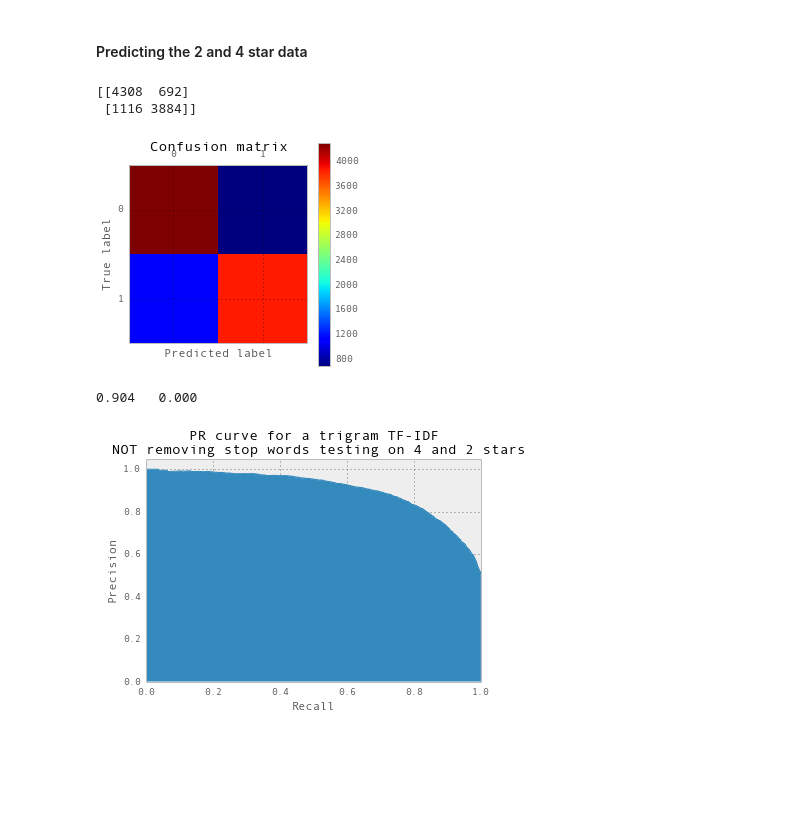
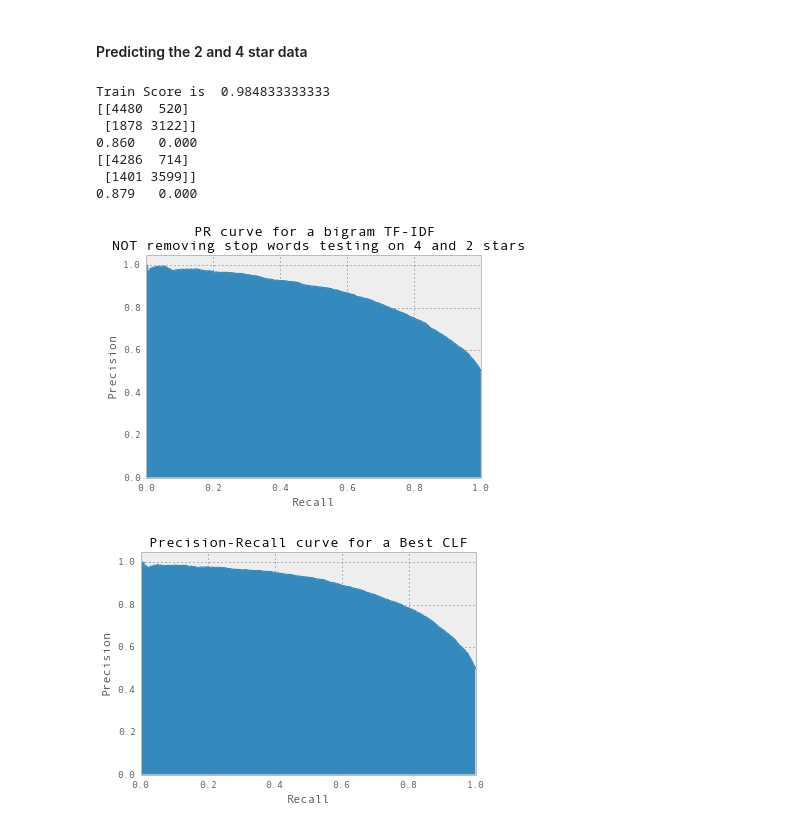
Before and after one commit to gitpaulsmith/Reviews, a Jupyter notebook: Scikit_NB.ipynb, the cells around one changed output. Saved outputs shown, nothing was run; the diff lists cells and outputs as text; code cells hidden in the pictures; blank space fills up the shorter version.

Commit message:
Added the best classifier from GridSearchCV. Prediction dramatically imporved.

```diff
--- a/Scikit_NB.ipynb
+++ b/Scikit_NB.ipynb
@@ -64,21 +72,14 @@ def just_predict(clf,X_test,Y_test):
     cm=confusion_matrix(Y_test,y_pred)
     print cm
 
-    pl.matshow(cm)
-    pl.title('Confusion matrix')
-    pl.colorbar()
-    pl.ylabel('True label')
-    pl.xlabel('Predicted label')
-    pl.show()
-
     summary = (np.mean(pr_scores), np.std(pr_scores))
     print "%.3f\t%.3f"%summary
-    return recall,precision
+    return recall,precision,cm
 # %% [markdown]
 #### Function to draw the Precision-Recall plot
 # %%
-def makePR_Plot(x,y,title):
-    pl.figure
+def makePR_Plot(x,y,title,n):
+    pl.figure(n)
     pl.plot(x, y)
     pl.xlabel('Recall')
     pl.ylabel('Precision')
@@ -87,6 +88,15 @@ def makePR_Plot(x,y,title):
     pl.title(title)
     pl.fill_between(x,0,y)
     pl.savefig(title)
+
+def makeConfusion_Matrix_Plot(cm,title,n):
+    pl.figure(n)
+    pl.matshow(cm)
+    pl.title(title)
+    pl.colorbar()
+    pl.ylabel('True label')
+    pl.xlabel('Predicted label')
+    pl.show()
 # %% [markdown]
 #### Copying a sample of the one and five start data to X and Y numpy arrays
 # %%
@@ -99,7 +109,7 @@ def decodeArray(text):
 # %% [markdown]
 #### Checking the number of 'negative' and 'positive' reviews
 # %%
-sampleSize=50000
+sampleSize=10000
 sampleStart=200000
 
 pieces=[df_15stars[df_15stars['score']==5][:sampleSize/2],df_15stars[df_15stars['score']==1][:sampleSize/2]]
@@ -207,11 +236,17 @@ Y_test=array(final_df['score'].replace({4:1,2:0}))
 # %% [markdown]
 #### Predicting the 2 and 4 star data
 # %%
-rc,pr=just_predict(best_clf,X_test,Y_test)
-makePR_Plot(rc,pr,'PR curve for a trigram TF-IDF \n NOT removing stop words testing on 4 and 2 stars')
+rc,pr,cm=just_predict(just_train_NB(create_ngram_model,X[test_start:],Y[test_start:],2,None),X_test,Y_test)
+best_rc,best_pr,best_cm=just_predict(best_clf,X_test,Y_test)
+makePR_Plot(rc,pr,'PR curve for a bigram TF-IDF \n NOT removing stop words testing on 4 and 2 stars',1)
+makePR_Plot(best_rc,best_pr,'Precision-Recall curve for a Best CLF',2)
 # %% [output]
-[[4308  692]
- [1116 3884]]
+Train Score is  0.984833333333
+[[4480  520]
+ [1878 3122]]
+0.860   0.000
+[[4286  714]
+ [1401 3599]]
+0.879   0.000
-[figure, old version]
+[figure, new version]
-0.904   0.000
-[figure, old version]
+[figure, new version]
```
Also changed, not shown: parts of 20 cells of this notebook.
